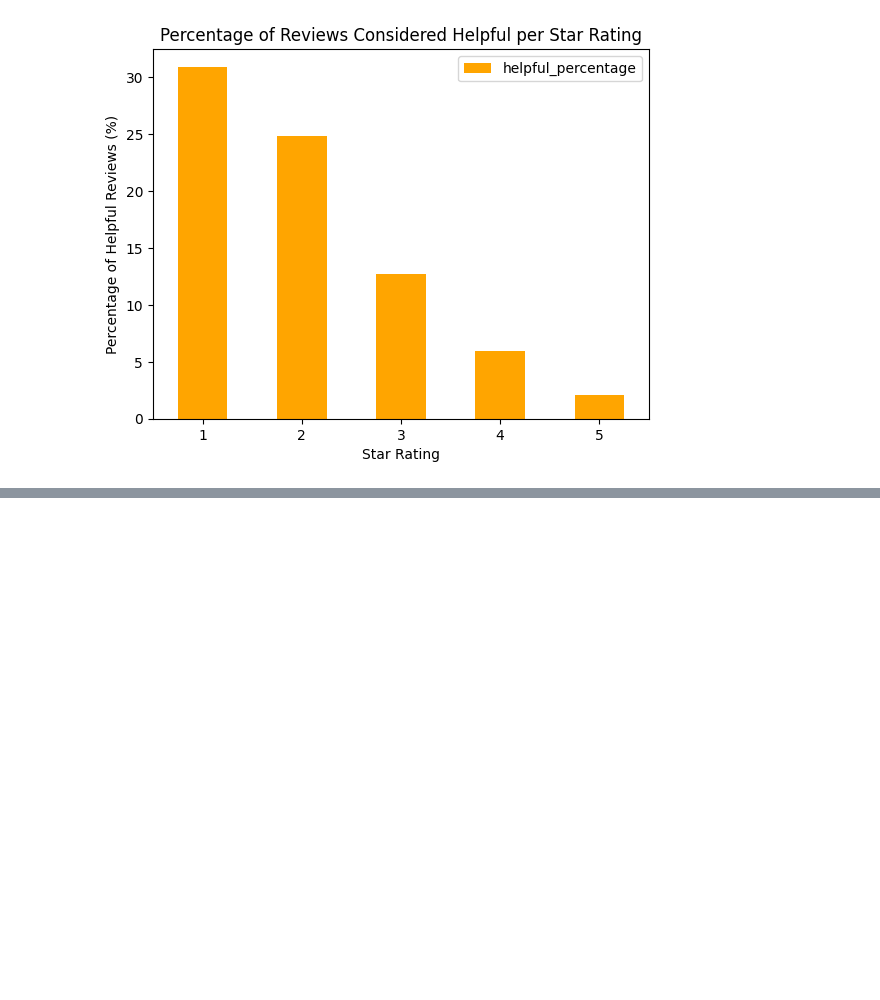
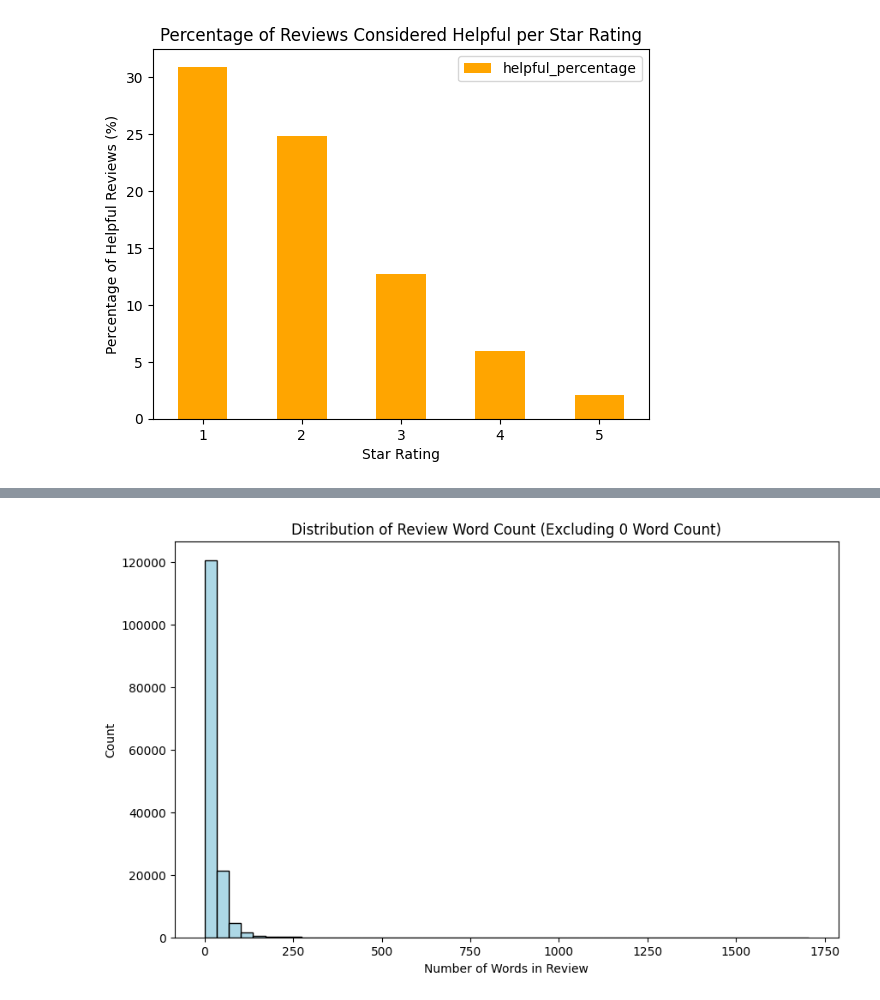
Before and after one commit to ochesanum/Analyse-Amazon-Customer-Reviews, a Jupyter notebook: amazon.ipynb, the cells around one changed output, grey strips where cells are left out. Drawn from its saved outputs; the diff is of its cells as text; code cells hidden in the pictures; blank space fills up the shorter version.

```diff
--- a/amazon.ipynb
+++ b/amazon.ipynb
@@ -132,0 +152,13 @@ plt.show()
+# %%
+pdf['review_word_count'] = pdf['review_body'].str.split().apply(lambda x: len(x) if x is not None else 0)
+
+filtered_pdf = pdf[pdf['review_word_count'] > 0]
+
+plt.figure(figsize=(10, 6))
+plt.hist(filtered_pdf['review_word_count'], bins=50, color='lightblue', edgecolor='black')
+plt.title('Distribution of Review Word Count (Excluding 0 Word Count)')
+plt.xlabel('Number of Words in Review')
+plt.ylabel('Count')
+plt.show()
+# %% [output]
+[figure, added]
```
Also changed, not shown: parts of 5 cells of this notebook.
